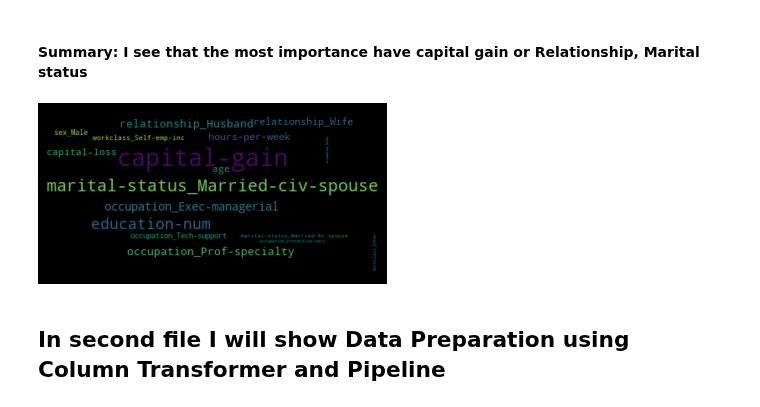
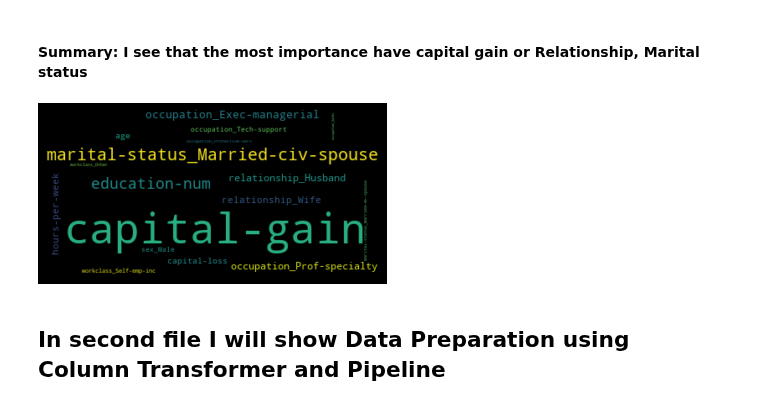
Before and after one commit to agomolka/AdultIncomeAnalysis, a Jupyter notebook: Adult_income_analysis.ipynb, the cells around one changed output. Saved outputs shown, nothing was run; the diff lists cells and outputs as text; code cells hidden in the pictures.

```diff
--- a/Adult_income_analysis.ipynb
+++ b/Adult_income_analysis.ipynb
@@ -1303,33 +1312,28 @@ for feature_importance_list in list_f:
 # %%
-import os
+def draw_wordcloud(dict_features, save = False):
+    '''Function draw, and save if needed wordcloud for dictionary- words and weights'''
 
-from os import path
-from wordcloud import WordCloud
+    #create object
+    wordcloud = WordCloud(background_color='black',max_font_size = 50)
+    wordcloud.generate_from_frequencies(dict_features)
+    # Display the generated image:
+    # the matplotlib way:
+    plt.imshow(wordcloud, interpolation='bilinear')
 
-wordcloud = WordCloud()
-wordcloud.generate_from_frequencies(dict_features)
-# Display the generated image:
-# the matplotlib way:
-plt.imshow(wordcloud, interpolation='bilinear')
+    #change the value in return to set the single color need, in hsl format.
+#     def grey_color_func(word, font_size, position,orientation,random_state=None, **kwargs):
+#         return("hsl(230,100%%, %d%%)" % np.random.randint(49,51))
 
-#change the value in return to set the single color need, in hsl format.
-def grey_color_func(word, font_size, position,orientation,random_state=None, **kwargs):
-    return("hsl(150, 80%%, %d%%)" % np.random.randint(60,81))
+#     #change the color setting
+#     wordcloud.recolor(color_func = grey_color_func)
 
-#create the wordcloud object
-# wordcloud = WordCloud(background_color='white',max_font_size = 50).generate(tmp)
-
-#change the color setting
-wordcloud.recolor(color_func = grey_color_func)
-
-# lower max_font_size
-# wordcloud = WordCloud(max_font_size=40).generate(text)
-# plt.figure()
-# plt.imshow(wordcloud, interpolation="bilinear")
-plt.axis("off")
-plt.savefig('images/wordcloud.png')
-plt.show()
+    plt.axis("off")
+    if(save):
+        plt.savefig('images/wordcloud.png')
+    plt.show()
-# %% [output]
-[figure, removed]
+# %%
+draw_wordcloud(dict_features, save= True)
+# %% [output]
+[figure, added]
 # %% [markdown]
 ## In second file I will show Data Preparation using Column Transformer and Pipeline
```
Also changed, not shown: parts of 14 cells of this notebook, 6 other files.
